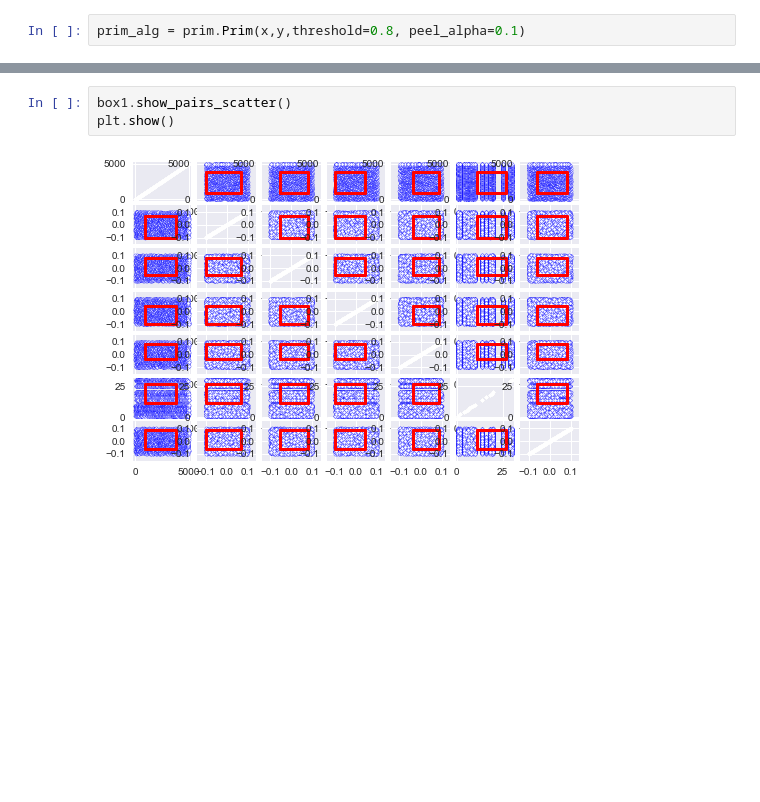
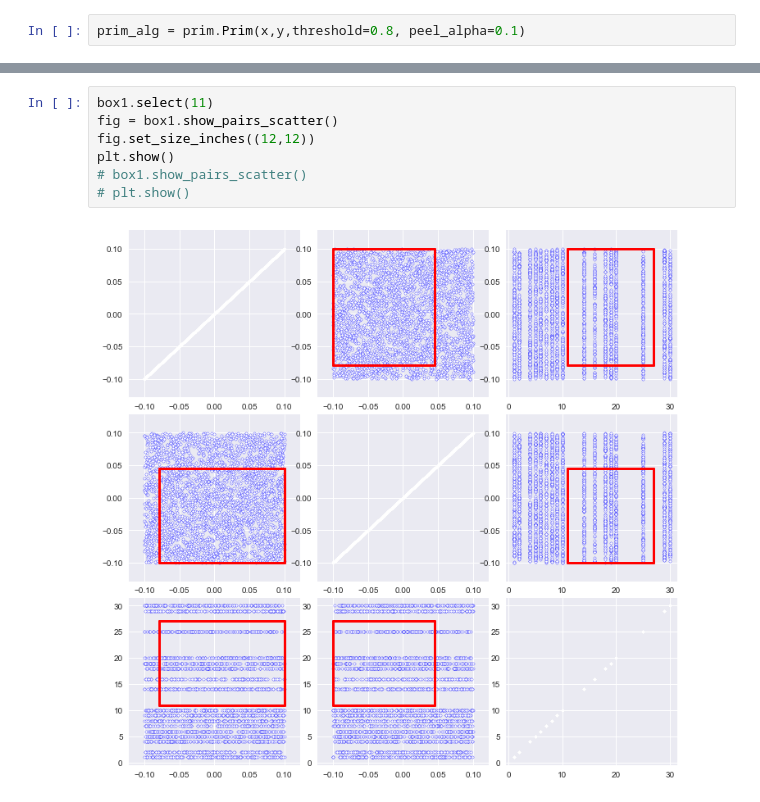
Before and after one commit to TRomijn/MBDM-project, a Jupyter notebook: Poster Assignment/2. Tim - Scenario Discovery v2.ipynb, the cells around one changed output, grey strips where cells are left out. Cells and saved outputs as stored; diff of their text form; blank space fills up the shorter version.

```diff
--- a/Poster Assignment/2. Tim - Scenario Discovery v2.ipynb
+++ b/Poster Assignment/2. Tim - Scenario Discovery v2.ipynb
@@ -104,5 +142,9 @@ climate scenarios    3.0    27.0       NaN
-# %%
-box1.show_pairs_scatter()
-plt.show()
-# %% [output]
-[figure, removed]
+# %%
+box1.select(11)
+fig = box1.show_pairs_scatter()
+fig.set_size_inches((12,12))
+plt.show()
+# box1.show_pairs_scatter()
+# plt.show()
+# %% [output]
+[figure, added]
```
Also changed, not shown: parts of 9 cells of this notebook, 1 other file.
